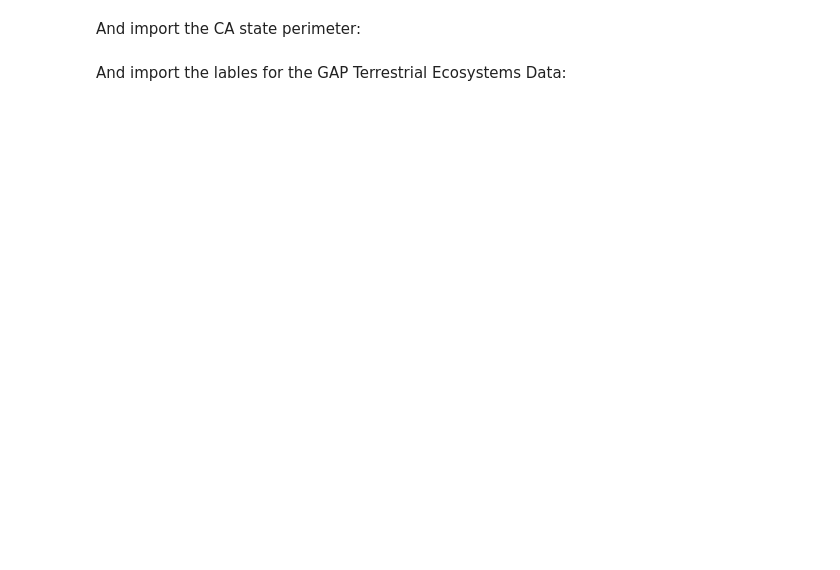
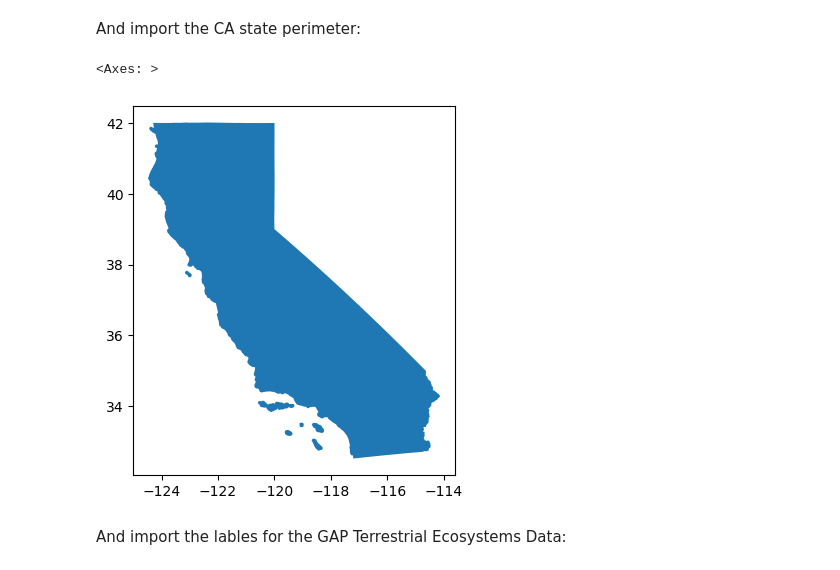
Before and after one commit to NatBonnet/eds220-2025-in-class, a Jupyter notebook: week10/week-9-land-cover-stats.ipynb, the cells around one changed output. Cells and saved outputs as stored; diff of their text form; code cells hidden in the pictures; blank space fills up the shorter version.

```diff
--- a/week10/week-9-land-cover-stats.ipynb
+++ b/week10/week-9-land-cover-stats.ipynb
@@ -51,9 +55,13 @@ And import the CA state perimeter:
 # %%
 # UPDATE THIS AS NEEDED SO YOU CAN IMPORT THE DATA
 ca = gpd.read_file(os.path.join('data',
                                 'ca_state_boundary',
+                                 'ca_state_boundary',
                                 'ca_state_boundary.shp'))
 ca.plot()
+# %% [output]
+<Axes: >
+[figure, added]
 # %% [markdown]
 And import the lables for the GAP Terrestrial Ecosystems Data:
 # %%
```
Also changed, not shown: parts of 26 cells of this notebook.
